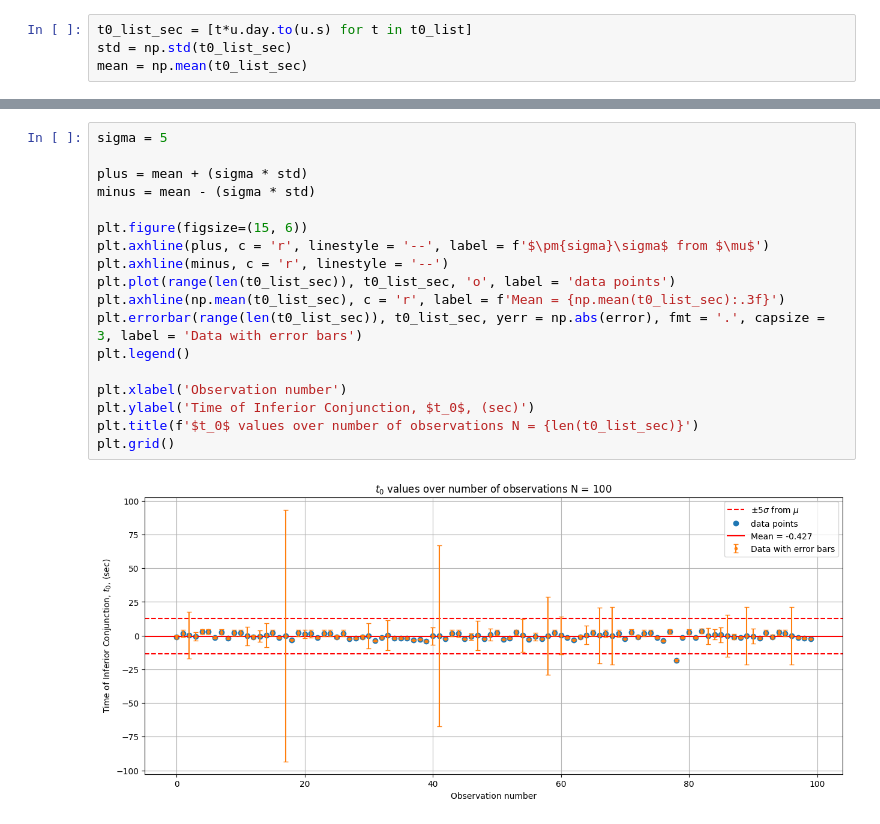
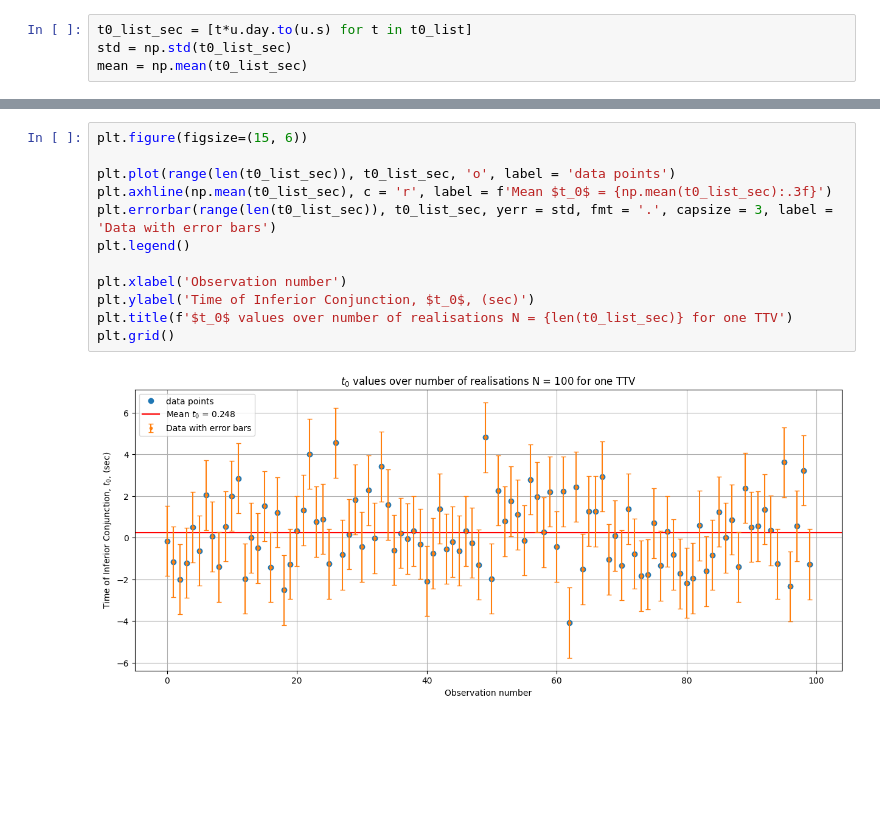
Before and after one commit to liamhall64/Habitable-Exomoons-2, a Jupyter notebook: Light_Curve_Simulations_Earth_160924.ipynb, the cells around one changed output, grey strips where cells are left out. Drawn from its saved outputs; the diff is of its cells as text; blank space fills up the shorter version.

```diff
--- a/Light_Curve_Simulations_Earth_160924.ipynb
+++ b/Light_Curve_Simulations_Earth_160924.ipynb
@@ -243,20 +240,14 @@ plt.legend()
 # %%
-sigma = 5
+plt.figure(figsize=(15, 6))
 
-plus = mean + (sigma * std)
-minus = mean - (sigma * std)
-
-plt.figure(figsize=(15, 6))
-plt.axhline(plus, c = 'r', linestyle = '--', label = f'$\pm{sigma}\sigma$ from $\mu$')
-plt.axhline(minus, c = 'r', linestyle = '--')
 plt.plot(range(len(t0_list_sec)), t0_list_sec, 'o', label = 'data points')
-plt.axhline(np.mean(t0_list_sec), c = 'r', label = f'Mean = {np.mean(t0_list_sec):.3f}')
-plt.errorbar(range(len(t0_list_sec)), t0_list_sec, yerr = np.abs(error), fmt = '.', capsize = 3, label = 'Data with error bars')
+plt.axhline(np.mean(t0_list_sec), c = 'r', label = f'Mean $t_0$ = {np.mean(t0_list_sec):.3f}')
+plt.errorbar(range(len(t0_list_sec)), t0_list_sec, yerr = std, fmt = '.', capsize = 3, label = 'Data with error bars')
 plt.legend()
 
 plt.xlabel('Observation number')
 plt.ylabel('Time of Inferior Conjunction, $t_0$, (sec)')
-plt.title(f'$t_0$ values over number of observations N = {len(t0_list_sec)}')
+plt.title(f'$t_0$ values over number of realisations N = {len(t0_list_sec)} for one TTV')
 plt.grid()
 # %% [output]
-[figure, old version]
+[figure, new version]
```
Also changed, not shown: parts of 8 cells of this notebook.
